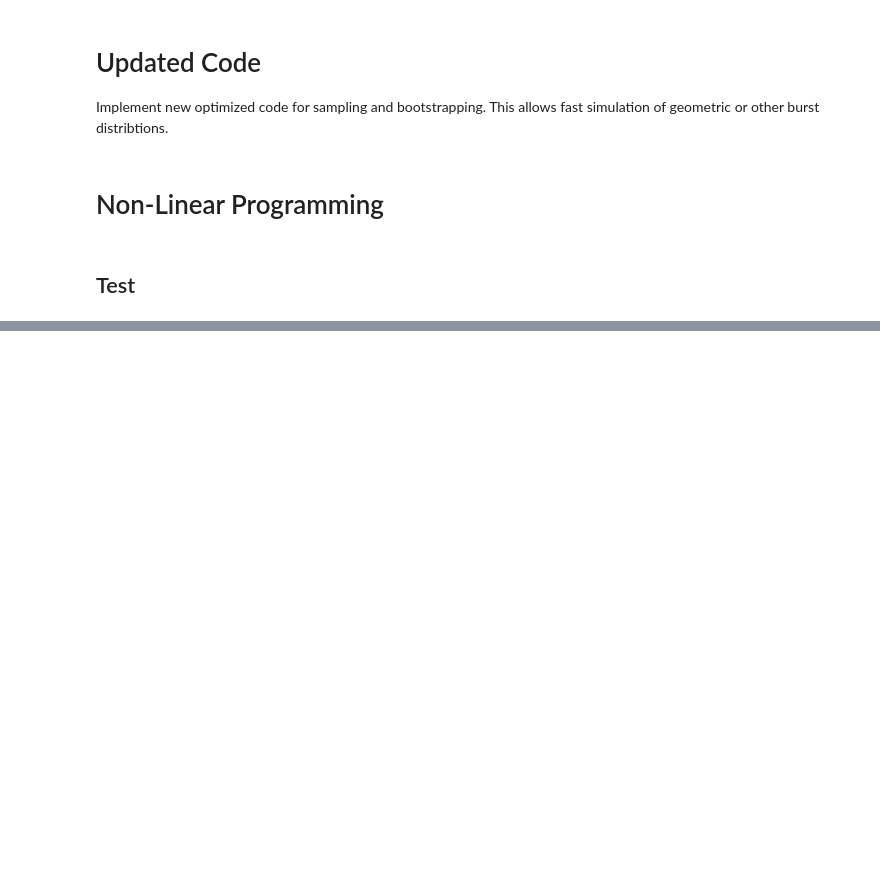
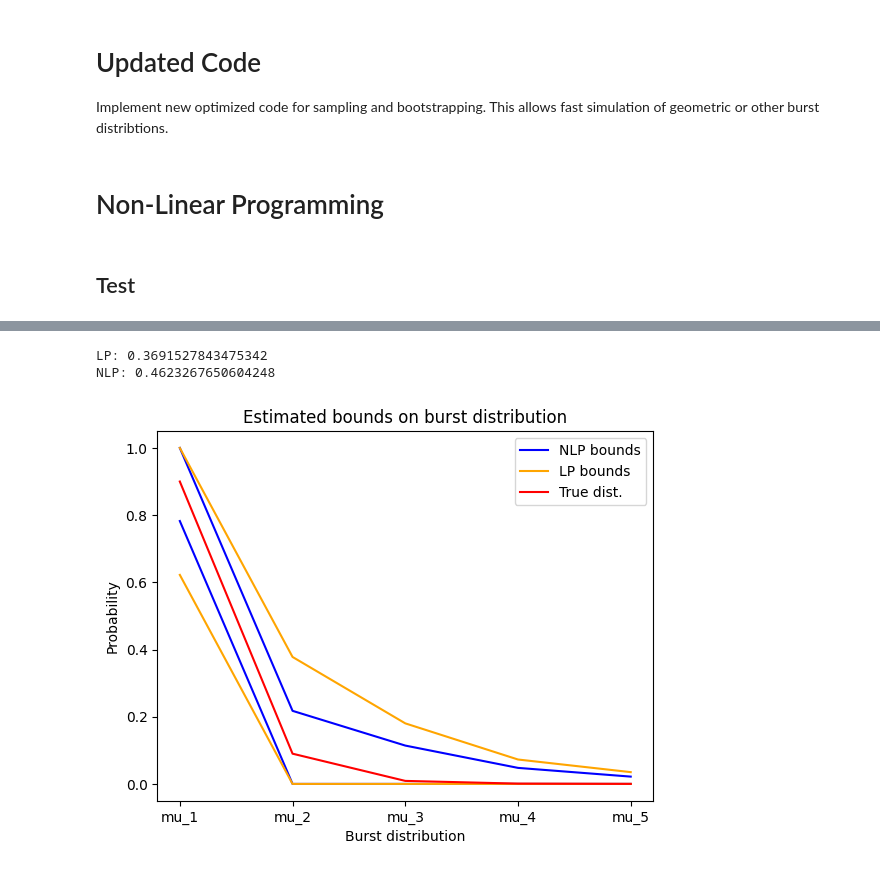
Before and after one commit to willjgh/M4R, a Jupyter notebook: bursty_gene_expression.ipynb, the cells around one changed output, grey strips where cells are left out. Drawn from its saved outputs; the diff is of its cells as text; code cells hidden in the pictures; blank space fills up the shorter version.

```diff
--- a/bursty_gene_expression.ipynb
+++ b/bursty_gene_expression.ipynb
@@ -1364,8 +1364,3 @@ def bursty_NLP(N, intervals, k0=None, k1=None, K=100, printing=True):
     return solutions
 # %% [markdown]
 ## Test
-# %%
-# parameters
-params = {'k0': 1, 'k1': 1, 'b': 0.5}
-# sample and bootstrap
-intervals_spread = bootstrap_optim(x0=0, params=params, n=1000, N=1000, tmax=100, ts=10, plot=False, printing=True)
@@ -1487,0 +1423,13 @@ LP = 4.254061460494995
+# %%
+# parameters
+params_1 = {'k0': 1, 'k1': 1, 'b': 0.9}
+params_2 = {'k0': 1, 'k1': 1, 'b': 0.5}
+params_3 = {'k0': 1, 'k1': 1, 'b': 0.1}
+
+# sample and bootstrap
+print(f"Intervals: \n")
+intervals_1 = bootstrap_optim(x0=0, params=params_1, n=1000, N=1000, tmax=100, ts=10, plot=False, printing=True)
+print(f"\nIntervals: \n")
+intervals_2 = bootstrap_optim(x0=0, params=params_2, n=1000, N=1000, tmax=100, ts=10, plot=False, printing=True)
+print(f"\nIntervals: \n")
+intervals_3 = bootstrap_optim(x0=0, params=params_3, n=1000, N=1000, tmax=100, ts=10, plot=False, printing=True)
@@ -1487,0 +1454,6 @@ LP = 4.254061460494995
+# %%
+LP_solution_1, NLP_solution_1 = plot_solution(6, intervals_1, params_1)
+# %% [output]
+LP: 0.3691527843475342
+NLP: 0.4623267650604248
+[figure, added]
```
Also changed, not shown: parts of 21 cells of this notebook.
